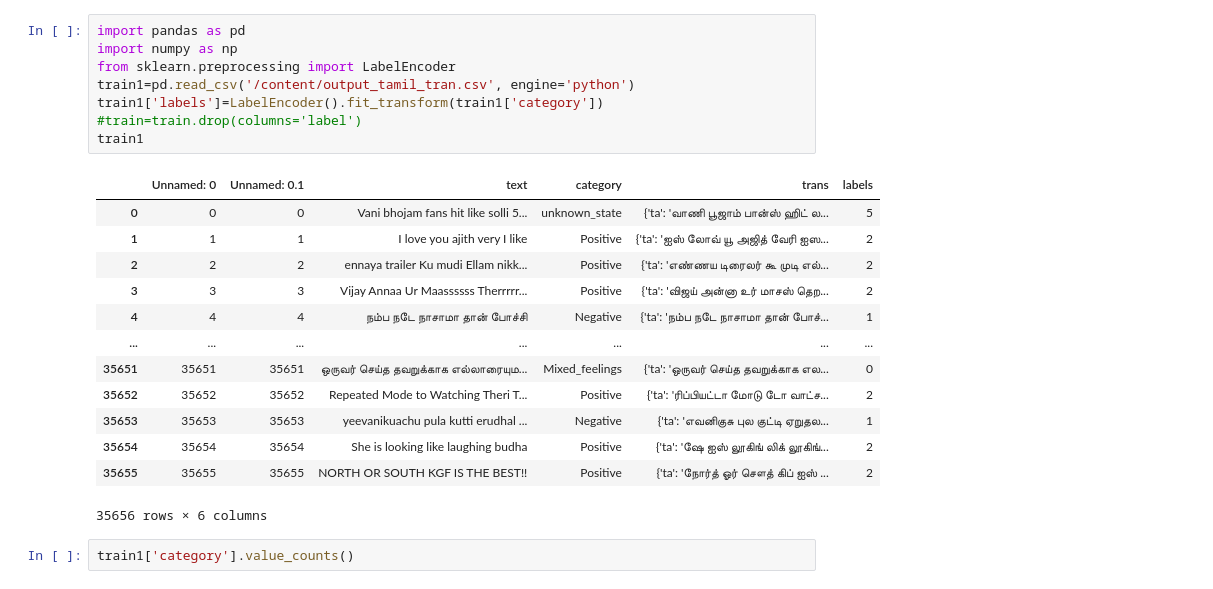
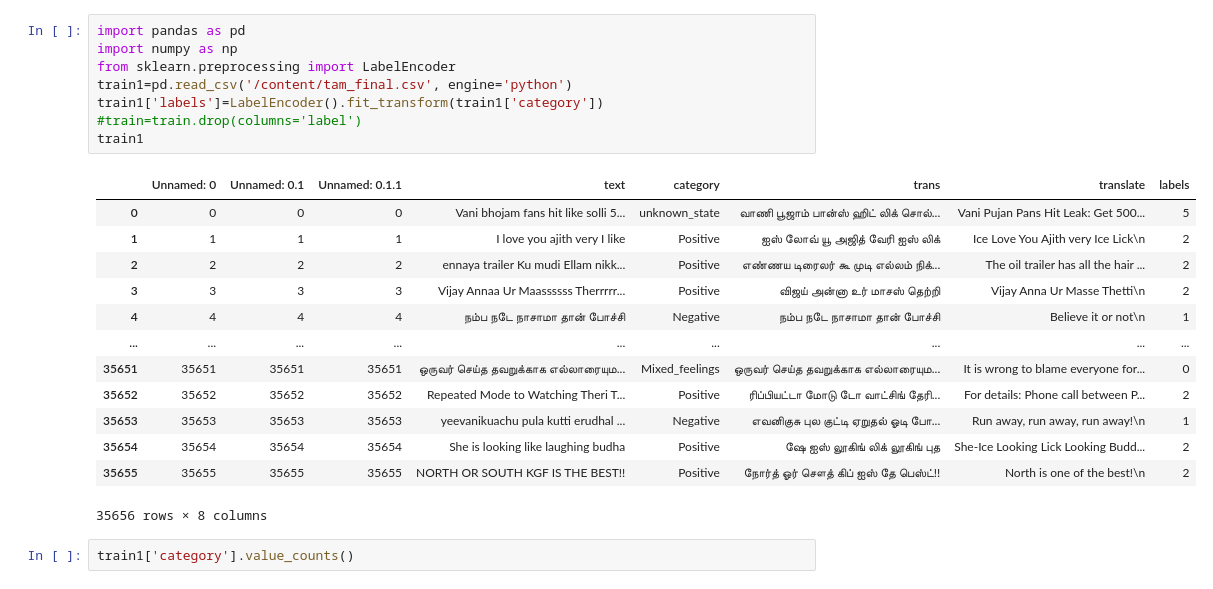
Before and after one commit to karthikpuranik11/FIRE2021, a Jupyter notebook: Tamil/Bert+biLSTM_Tamil_transliterated.ipynb, the cells around one changed output. Cells and saved outputs as stored; diff of their text form.

```diff
--- a/Tamil/Bert+biLSTM_Tamil_transliterated.ipynb
+++ b/Tamil/Bert+biLSTM_Tamil_transliterated.ipynb
@@ -23,25 +23,25 @@ Successfully installed sacremoses-0.0.45 sentencepiece-0.1.96 tokenizers-0.8.1rc
 # %%
 import pandas as pd
 import numpy as np
 from sklearn.preprocessing import LabelEncoder
-train1=pd.read_csv('/content/output_tamil_tran.csv', engine='python')
+train1=pd.read_csv('/content/tam_final.csv', engine='python')
 train1['labels']=LabelEncoder().fit_transform(train1['category'])
 #train=train.drop(columns='label')
 train1
 # %% [output]
-|  | Unnamed: 0 | Unnamed: 0.1 | text | category | trans | labels |
-| 0 | 0 | 0 | Vani bhojam fans hit like solli 5... | unknown_state | {'ta': 'வாணி பூஜாம் பான்ஸ் ஹிட் ல... | 5 |
-| 1 | 1 | 1 | I love you ajith very I like | Positive | {'ta': 'ஐஸ் லோவ் யூ அஜித் வேரி ஐஸ... | 2 |
-| 2 | 2 | 2 | ennaya trailer Ku mudi Ellam nikk... | Positive | {'ta': 'எண்ணய டிரைலர் கூ முடி எல்... | 2 |
-| 3 | 3 | 3 | Vijay Annaa Ur Maassssss Therrrrr... | Positive | {'ta': 'விஜய் அன்னா உர் மாசஸ் தெற... | 2 |
-| 4 | 4 | 4 | நம்ப நடே நாசாமா தான் போச்சி | Negative | {'ta': 'நம்ப நடே நாசாமா தான் போச்... | 1 |
-| ... | ... | ... | ... | ... | ... | ... |
-| 35651 | 35651 | 35651 | ஒருவர் செய்த தவறுக்காக எல்லாரையும... | Mixed_feelings | {'ta': 'ஒருவர் செய்த தவறுக்காக எல... | 0 |
-| 35652 | 35652 | 35652 | Repeated Mode to Watching Theri T... | Positive | {'ta': 'ரிப்பியட்டா மோடு டோ வாட்ச... | 2 |
-| 35653 | 35653 | 35653 | yeevanikuachu pula kutti erudhal ... | Negative | {'ta': 'எவனிகுசு புல குட்டி ஏறுதல... | 1 |
-| 35654 | 35654 | 35654 | She is looking like laughing budha | Positive | {'ta': 'ஷே ஐஸ் லூகிங் லிக் லூகிங்... | 2 |
-| 35655 | 35655 | 35655 | NORTH OR SOUTH KGF IS THE BEST!! | Positive | {'ta': 'நோர்த் ஓர் சௌத் கிப் ஐஸ் ... | 2 |
+|  | Unnamed: 0 | Unnamed: 0.1 | Unnamed: 0.1.1 | text | category | trans | translate | labels |
+| 0 | 0 | 0 | 0 | Vani bhojam fans hit like solli 5... | unknown_state | வாணி பூஜாம் பான்ஸ் ஹிட் லிக் சொல்... | Vani Pujan Pans Hit Leak: Get 500... | 5 |
+| 1 | 1 | 1 | 1 | I love you ajith very I like | Positive | ஐஸ் லோவ் யூ அஜித் வேரி ஐஸ் லிக் | Ice Love You Ajith very Ice Lick\n | 2 |
+| 2 | 2 | 2 | 2 | ennaya trailer Ku mudi Ellam nikk... | Positive | எண்ணய டிரைலர் கூ முடி எல்லம் நிக்... | The oil trailer has all the hair ... | 2 |
+| 3 | 3 | 3 | 3 | Vijay Annaa Ur Maassssss Therrrrr... | Positive | விஜய் அன்னா உர் மாசஸ் தெற்றி | Vijay Anna Ur Masse Thetti\n | 2 |
+| 4 | 4 | 4 | 4 | நம்ப நடே நாசாமா தான் போச்சி | Negative | நம்ப நடே நாசாமா தான் போச்சி | Believe it or not\n | 1 |
+| ... | ... | ... | ... | ... | ... | ... | ... | ... |
+| 35651 | 35651 | 35651 | 35651 | ஒருவர் செய்த தவறுக்காக எல்லாரையும... | Mixed_feelings | ஒருவர் செய்த தவறுக்காக எல்லாரையும... | It is wrong to blame everyone for... | 0 |
+| 35652 | 35652 | 35652 | 35652 | Repeated Mode to Watching Theri T... | Positive | ரிப்பியட்டா மோடு டோ வாட்சிங் தேரி... | For details: Phone call between P... | 2 |
+| 35653 | 35653 | 35653 | 35653 | yeevanikuachu pula kutti erudhal ... | Negative | எவனிகுசு புல குட்டி ஏறுதல் ஓடி போ... | Run away, run away, run away!\n | 1 |
+| 35654 | 35654 | 35654 | 35654 | She is looking like laughing budha | Positive | ஷே ஐஸ் லூகிங் லிக் லூகிங் புத | She-Ice Looking Lick Looking Budd... | 2 |
+| 35655 | 35655 | 35655 | 35655 | NORTH OR SOUTH KGF IS THE BEST!! | Positive | நோர்த் ஓர் சௌத் கிப் ஐஸ் தே பெஸ்ட்!! | North is one of the best!\n | 2 |
-35656 rows × 6 columns
+35656 rows × 8 columns
 # %%
 train1['category'].value_counts()
 # %% [output]
```
Also changed, not shown: parts of 9 cells of this notebook.
